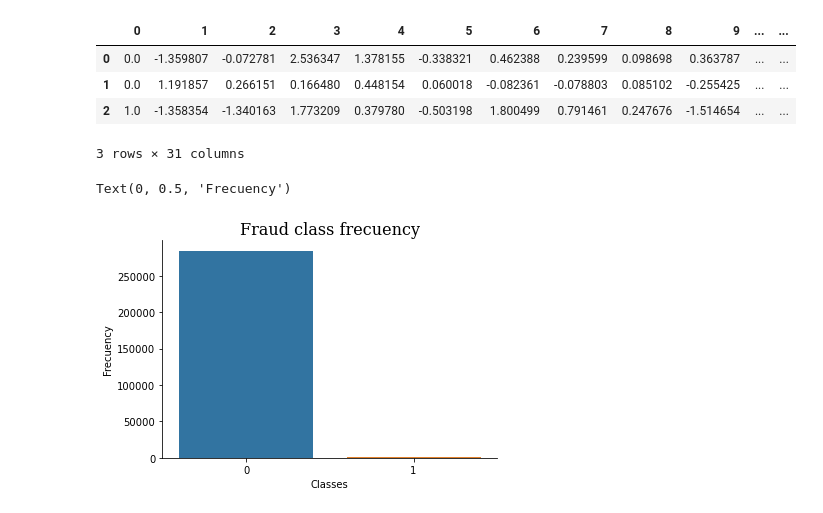
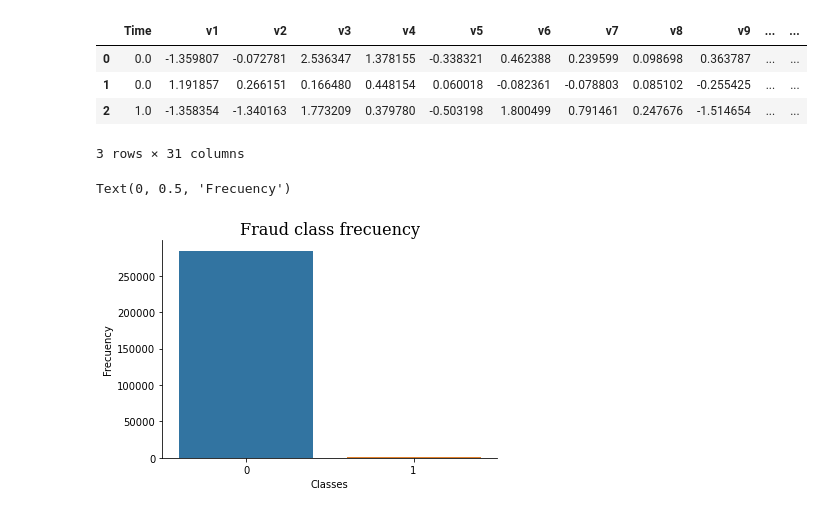
Before and after one commit to gonzalo71/TestGit, a Jupyter notebook: Kaggle/credit_card_kaggle.ipynb, the cells around one changed output. Cells and saved outputs as stored; diff of their text form; code cells hidden in the pictures.

```diff
--- a/Kaggle/credit_card_kaggle.ipynb
+++ b/Kaggle/credit_card_kaggle.ipynb
@@ -21,16 +21,17 @@ from sklearn.ensemble import RandomForestClassifier
 from sklearn.model_selection import cross_val_predict
 from sklearn.model_selection import GridSearchCV
 from sklearn.model_selection import RandomizedSearchCV
-# %%
-path = "../input/creditcardfraud/creditcard.csv"
-df = pd.read_csv(path)
-df.head(3)
-# %% [output]
-|  | 0 | 1 | 2 | 3 | 4 | 5 | 6 | 7 | 8 | 9 | ... | ... |
-| 0 | 0.0 | -1.359807 | -0.072781 | 2.536347 | 1.378155 | -0.338321 | 0.462388 | 0.239599 | 0.098698 | 0.363787 | ... | ... |
-| 1 | 0.0 | 1.191857 | 0.266151 | 0.166480 | 0.448154 | 0.060018 | -0.082361 | -0.078803 | 0.085102 | -0.255425 | ... | ... |
-| 2 | 1.0 | -1.358354 | -1.340163 | 1.773209 | 0.379780 | -0.503198 | 1.800499 | 0.791461 | 0.247676 | -1.514654 | ... | ... |
-3 rows × 31 columns
+# %%
+path = r"C:\Users\gonza\Downloads\creditcard.csv\creditcard.csv"
+df = pd.read_csv(path,header=None)
+df.columns = ["Time"]+["v"+str(x) for x in range(1,29)]+["Amount","Class"]
+df.head(3)
+# %% [output]
+|  | Time | v1 | v2 | v3 | v4 | v5 | v6 | v7 | v8 | v9 | ... | ... |
+| 0 | 0.0 | -1.359807 | -0.072781 | 2.536347 | 1.378155 | -0.338321 | 0.462388 | 0.239599 | 0.098698 | 0.363787 | ... | ... |
+| 1 | 0.0 | 1.191857 | 0.266151 | 0.166480 | 0.448154 | 0.060018 | -0.082361 | -0.078803 | 0.085102 | -0.255425 | ... | ... |
+| 2 | 1.0 | -1.358354 | -1.340163 | 1.773209 | 0.379780 | -0.503198 | 1.800499 | 0.791461 | 0.247676 | -1.514654 | ... | ... |
+3 rows × 31 columns
 # %%
 font = {'family': 'serif',
         'weight': 'normal',
```
Also changed, not shown: parts of 24 cells of this notebook, 2 other files.
